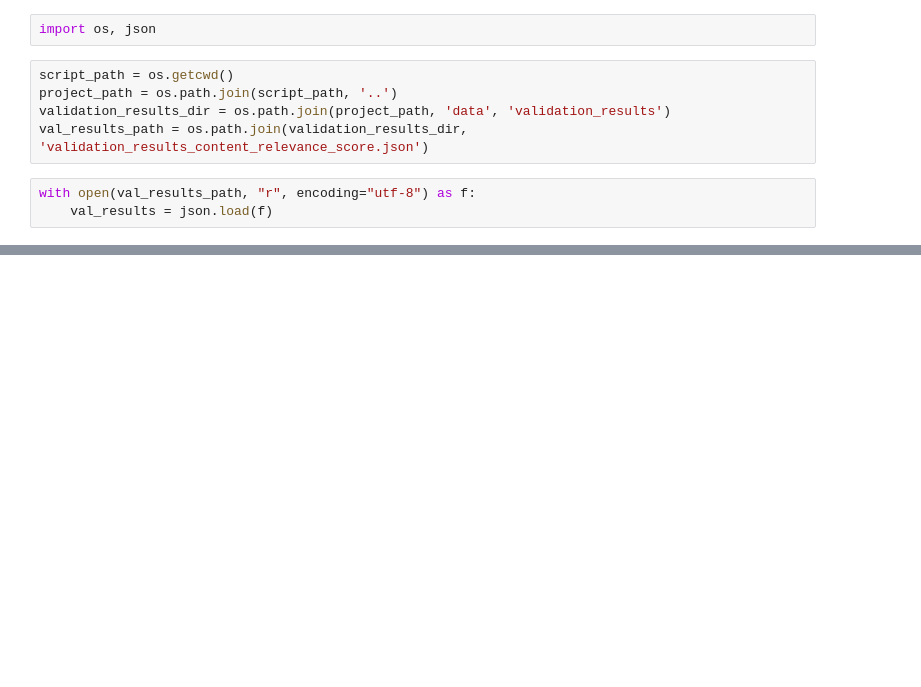
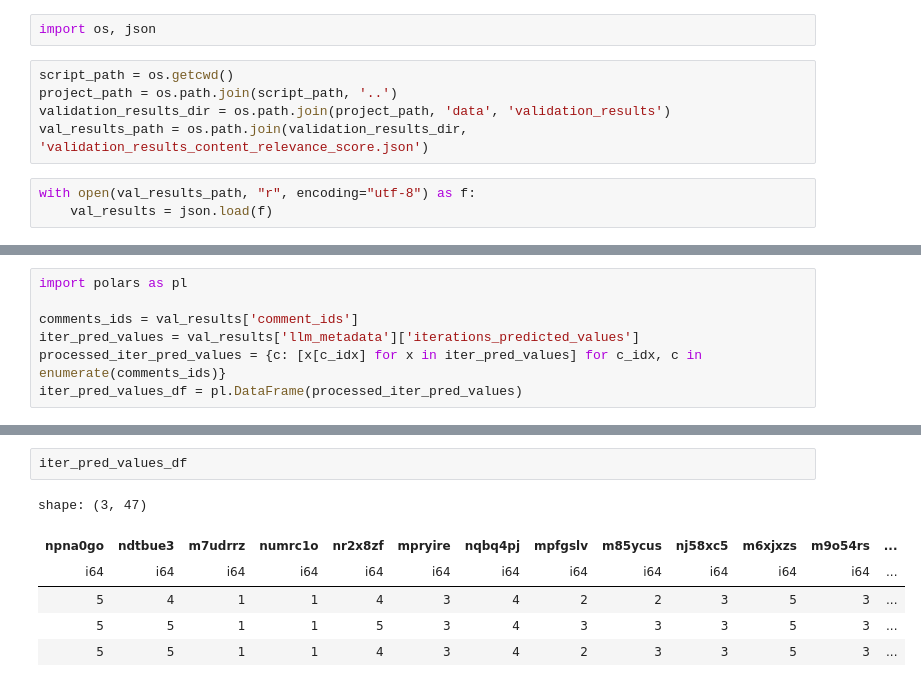
Before and after one commit to FabioScielzoOrtiz/gaza-reddit-polarization, a Jupyter notebook: notebooks/03b_output_test.ipynb, the cells around one changed output, grey strips where cells are left out. Saved outputs shown, nothing was run; the diff lists cells and outputs as text; blank space fills up the shorter version.

```diff
--- a/notebooks/03b_output_test.ipynb
+++ b/notebooks/03b_output_test.ipynb
@@ -30,0 +35,7 @@ val_results
+# %%
+import polars as pl
+
+comments_ids = val_results['comment_ids']
+iter_pred_values = val_results['llm_metadata']['iterations_predicted_values']
+processed_iter_pred_values = {c: [x[c_idx] for x in iter_pred_values] for c_idx, c in enumerate(comments_ids)}
+iter_pred_values_df = pl.DataFrame(processed_iter_pred_values)
@@ -30,0 +62,9 @@ val_results
+# %%
+iter_pred_values_df
+# %% [output]
+shape: (3, 47)
+| npna0go | ndtbue3 | m7udrrz | numrc1o | nr2x8zf | mpryire | nqbq4pj | mpfgslv | m85ycus | nj58xc5 | m6xjxzs | m9o54rs | ... |
+| i64 | i64 | i64 | i64 | i64 | i64 | i64 | i64 | i64 | i64 | i64 | i64 | ... |
+| 5 | 4 | 1 | 1 | 4 | 3 | 4 | 2 | 2 | 3 | 5 | 3 | ... |
+| 5 | 5 | 1 | 1 | 5 | 3 | 4 | 3 | 3 | 3 | 5 | 3 | ... |
+| 5 | 5 | 1 | 1 | 4 | 3 | 4 | 2 | 3 | 3 | 5 | 3 | ... |
```
Also changed, not shown: parts of 3 cells of this notebook, 3 other files.
